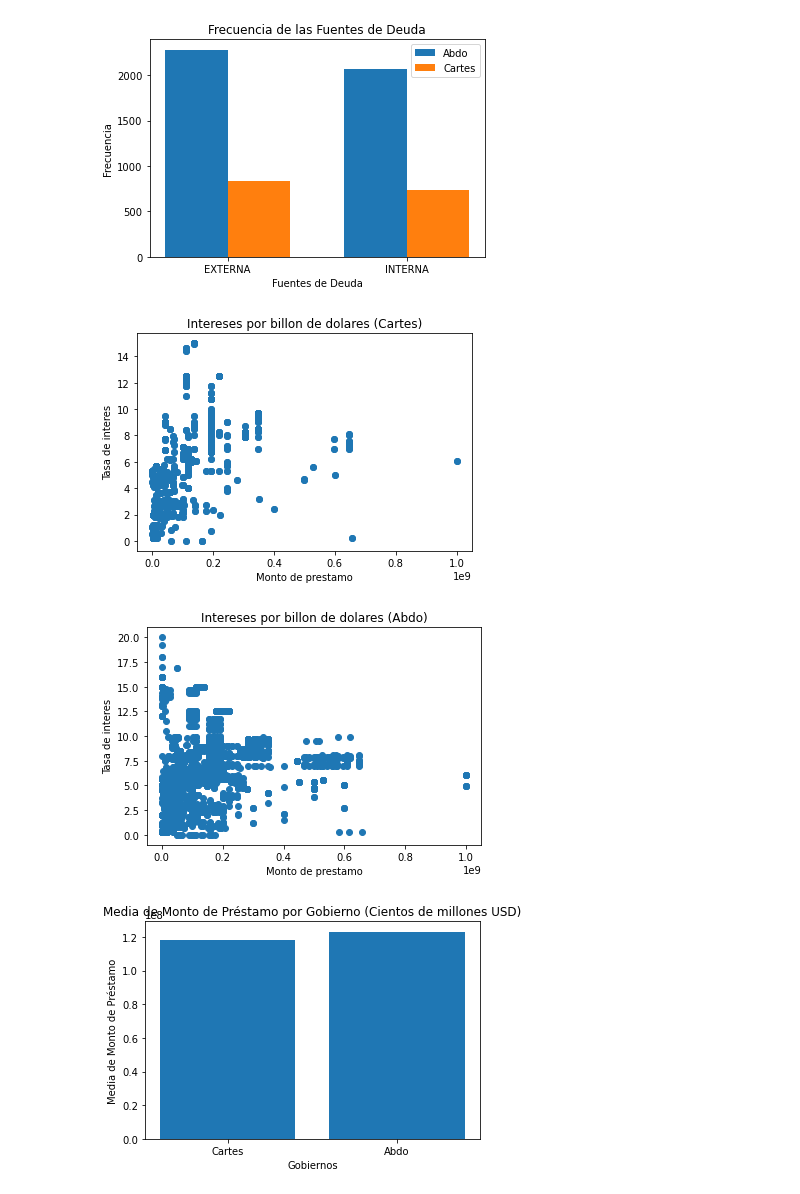
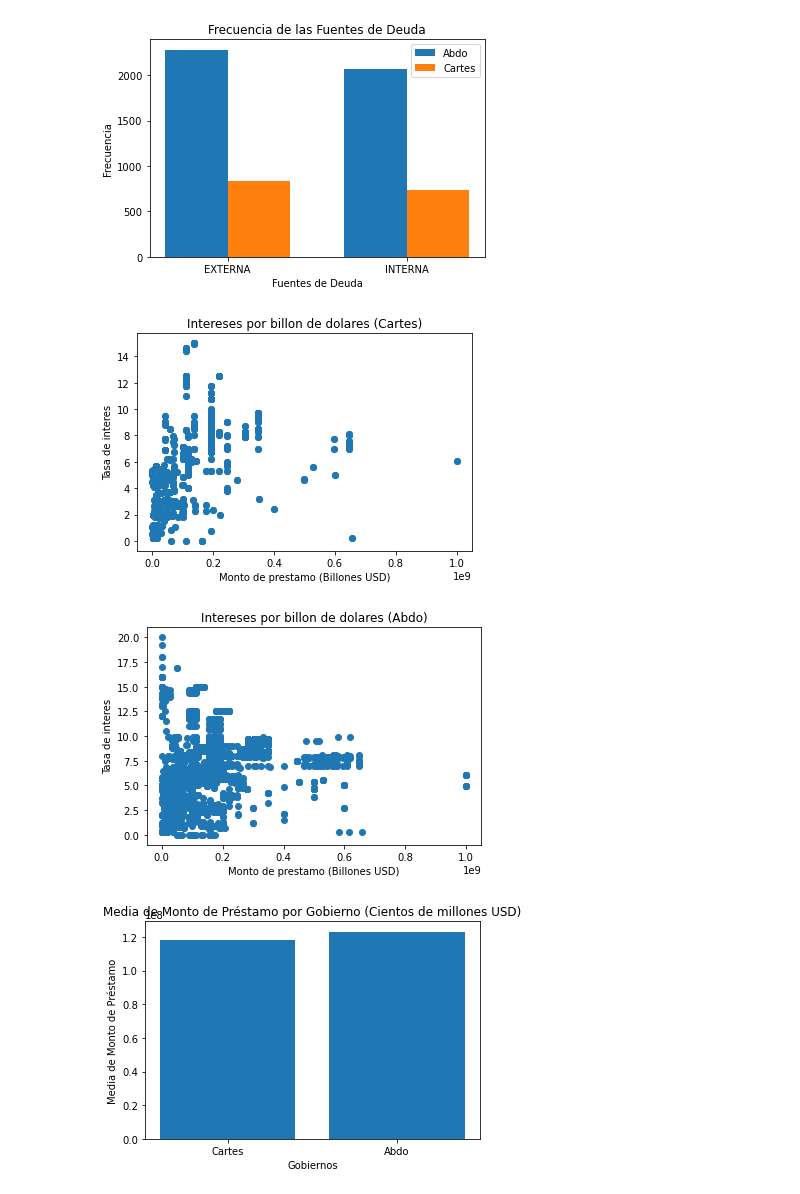
Before and after one commit to jorge-ia-alen/final_practical_tasks, a Jupyter notebook: TpFinalOpenData.ipynb, the cells around one changed output. Drawn from its saved outputs; the diff is of its cells as text; code cells hidden in the pictures.

```diff
--- a/TpFinalOpenData.ipynb
+++ b/TpFinalOpenData.ipynb
@@ -880,31 +904,31 @@ plt.show()
 # %%
 x = cGov['montoPrestamo']
 y = cGov['tasaInteres']
 
 plt.scatter(x, y)
 
-plt.xlabel('Monto de prestamo')
+plt.xlabel('Monto de prestamo (Billones USD)')
 plt.ylabel('Tasa de interes')
 plt.title('Intereses por billon de dolares (Cartes)')
 
 # Mostrar el diagrama de dispersión
 plt.show()
 # %% [output]
-[figure, old version]
+[figure, new version]
 # %%
 x = aGov['montoPrestamo']
 y = aGov['tasaInteres']
 
 plt.scatter(x, y)
 
-plt.xlabel('Monto de prestamo')
+plt.xlabel('Monto de prestamo (Billones USD)')
 plt.ylabel('Tasa de interes')
 plt.title('Intereses por billon de dolares (Abdo)')
 
 # Mostrar el diagrama de dispersión
 plt.show()
 # %% [output]
-[figure, old version]
+[figure, new version]
 # %%
 media_cartes = cGov['montoPrestamo'].mean()
 media_abdo = aGov['montoPrestamo'].mean()
```
Also changed, not shown: parts of 15 cells of this notebook.
